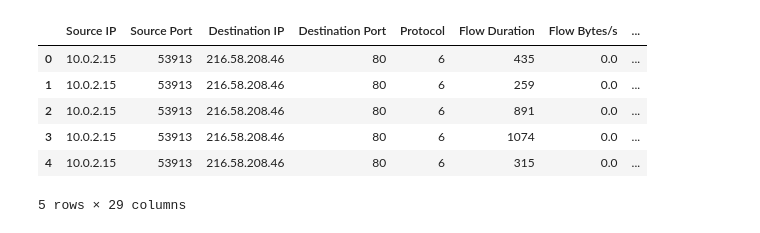
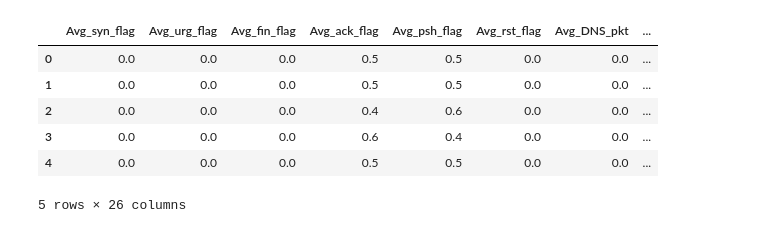
Before and after one commit to EricVan14/HonorsProject, a Jupyter notebook: FeatureSelectionAlgorithm.ipynb, the cells around one changed output. Cells and saved outputs as stored; diff of their text form; code cells hidden in the pictures.

```diff
--- a/FeatureSelectionAlgorithm.ipynb
+++ b/FeatureSelectionAlgorithm.ipynb
@@ -103,23 +1,32 @@ Done:  Youtube_HTML5_Workstation.csv
 # %%
 import pandas as pd
 import numpy as np
+import os
 
-df1 = pd.read_csv('Scenario-A-merged_5s.csv')
-df2 = pd.read_csv('Scenario-B-merged_5s.csv')
-label = 'label'
-# Concatenate the DataFrames
-full_df = pd.concat([df1, df2], ignore_index=True)
+folder_path = 'Features'
+csv_files = [f for f in os.listdir(folder_path) if f.endswith('.csv')]
 
-#change labels tor=1 other=0
-full_df.loc[full_df[label] == 'TOR', 'label'] = 1
-full_df.loc[full_df[label] != 1, 'label'] = 0
+# Load each CSV file into a pandas DataFrame
+dataframes = [pd.read_csv(os.path.join(folder_path, file)) for file in csv_files]
+
+# Concatenate all dataframes into one
+full_df = pd.concat(dataframes, ignore_index=True)
+
+# Convert all columns except 'Label' to floats with 3 decimal places
+for column in full_df.columns:
+    if column != 'Label':
+        full_df[column] = full_df[column].astype(float).round(3)
+
+# Convert 'Label' to int
+full_df['Label'] = full_df['Label'].astype(int)
+
 full_df.head(5)
 # %% [output]
-|  | Source IP | Source Port | Destination IP | Destination Port | Protocol | Flow Duration | Flow Bytes/s | ... |
-| 0 | 10.0.2.15 | 53913 | 216.58.208.46 | 80 | 6 | 435 | 0.0 | ... |
-| 1 | 10.0.2.15 | 53913 | 216.58.208.46 | 80 | 6 | 259 | 0.0 | ... |
-| 2 | 10.0.2.15 | 53913 | 216.58.208.46 | 80 | 6 | 891 | 0.0 | ... |
-| 3 | 10.0.2.15 | 53913 | 216.58.208.46 | 80 | 6 | 1074 | 0.0 | ... |
-| 4 | 10.0.2.15 | 53913 | 216.58.208.46 | 80 | 6 | 315 | 0.0 | ... |
+|  | Avg_syn_flag | Avg_urg_flag | Avg_fin_flag | Avg_ack_flag | Avg_psh_flag | Avg_rst_flag | Avg_DNS_pkt | ... |
+| 0 | 0.0 | 0.0 | 0.0 | 0.5 | 0.5 | 0.0 | 0.0 | ... |
+| 1 | 0.0 | 0.0 | 0.0 | 0.5 | 0.5 | 0.0 | 0.0 | ... |
+| 2 | 0.0 | 0.0 | 0.0 | 0.4 | 0.6 | 0.0 | 0.0 | ... |
+| 3 | 0.0 | 0.0 | 0.0 | 0.6 | 0.4 | 0.0 | 0.0 | ... |
+| 4 | 0.0 | 0.0 | 0.0 | 0.5 | 0.5 | 0.0 | 0.0 | ... |
-5 rows × 29 columns
+5 rows × 26 columns
 # %%
```
Also changed, not shown: parts of 10 cells of this notebook, 1 other file.
